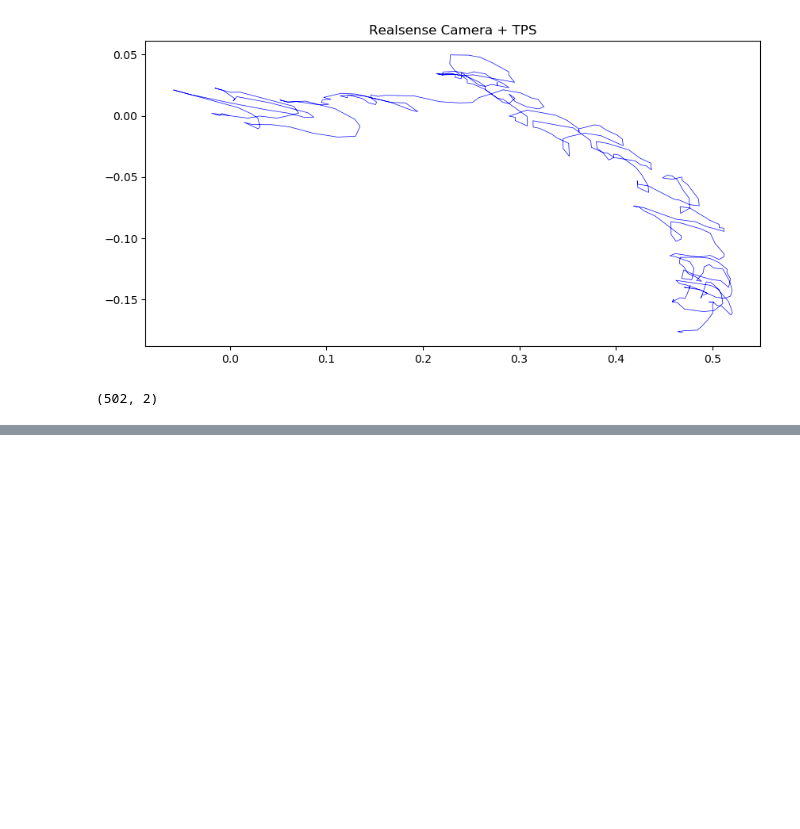
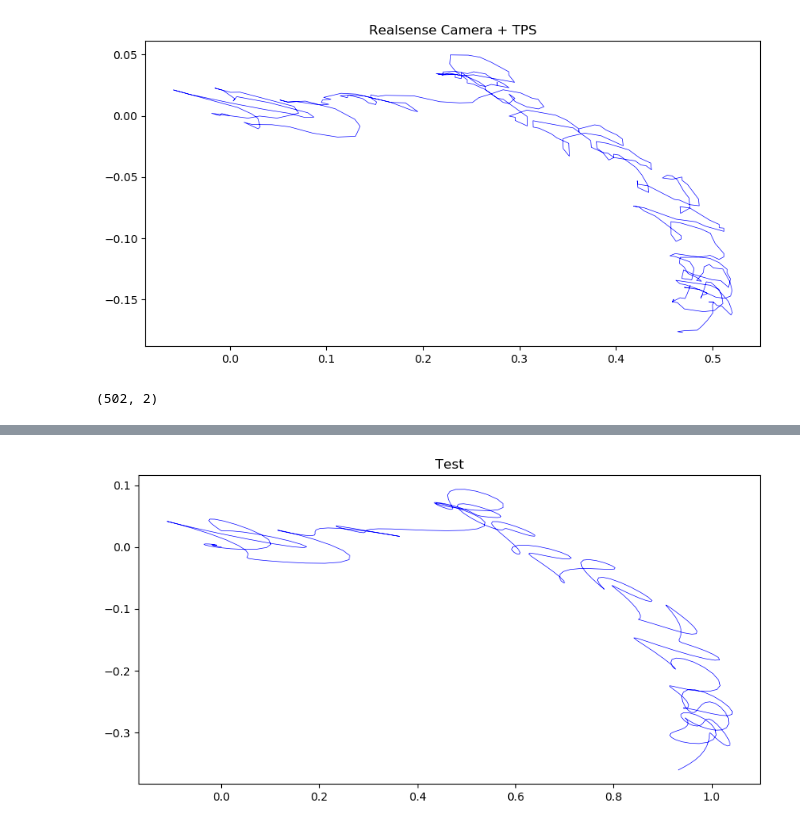
Before and after one commit to kaseungyup/Snapbot-Data-Collection, a Jupyter notebook: transformation.ipynb, the cells around one changed output, grey strips where cells are left out. Cells and saved outputs as stored; diff of their text form; code cells hidden in the pictures; blank space fills up the shorter version.

```diff
--- a/transformation.ipynb
+++ b/transformation.ipynb
@@ -147,0 +189,20 @@ print(rs_vel_data[:500])
+# %%
+rs_vel_filt = np.zeros([len(x_filt), 2])
+rs_vel_filt[:,0] = x_filt
+rs_vel_filt[:,1] = y_filt
+
+Hz = 25
+predicted_test_data = np.zeros([rs_vel_filt.shape[0]+1, 2])
+
+for i in range(rs_vel_filt.shape[0]):
+    predicted_test_data[i+1,0] = predicted_test_data[i,0] + rs_vel_filt[i,0] * 1/Hz
+    predicted_test_data[i+1,1] = predicted_test_data[i,1] + rs_vel_filt[i,1] * 1/Hz
+
+fig = plt.figure(figsize=(10, 5))
+plt.plot(predicted_test_data[:,0], predicted_test_data[:,1], c='b',linewidth=0.5)
+plt.title("Test")
+plt.show(block=False)
+
+np.save(os.path.join(DATA_FOLDER, "rs_vel_filt.npy"), rs_vel_filt)
+# %% [output]
+[figure, added]
```
Also changed, not shown: parts of 5 cells of this notebook, 1 other file.
